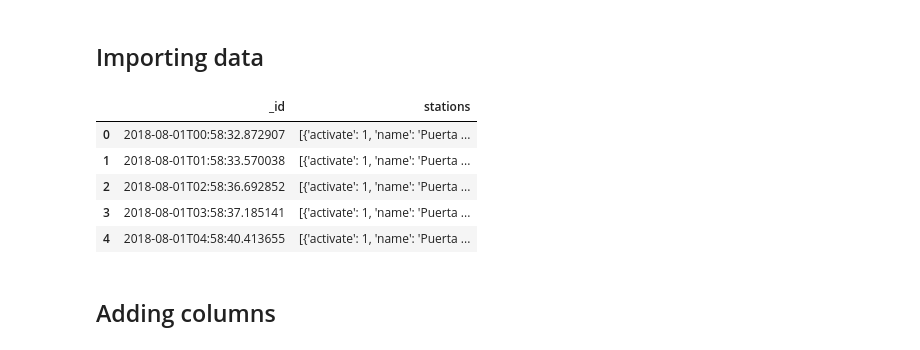
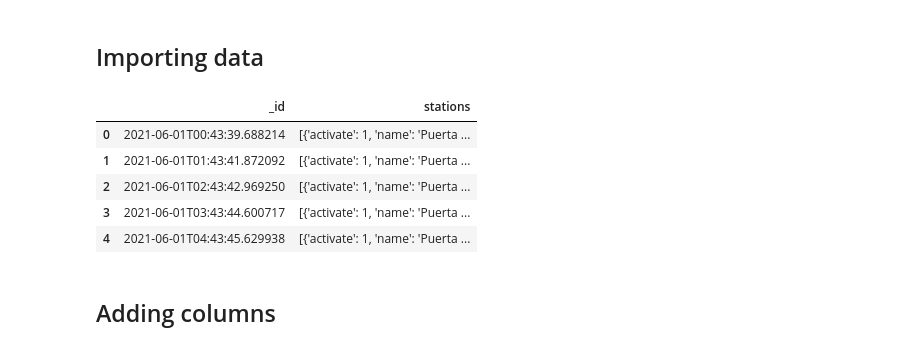
Before and after one commit to juanmcastroa/bicimad_lewagon, a Jupyter notebook: notebooks/Preprocessing.ipynb, the cells around one changed output. Drawn from its saved outputs; the diff is of its cells as text; code cells hidden in the pictures.

```diff
--- a/notebooks/Preprocessing.ipynb
+++ b/notebooks/Preprocessing.ipynb
@@ -16,16 +16,16 @@ from keras.callbacks import EarlyStopping
 # %% [markdown]
 ## Importing data
 # %%
-df = pd.read_json("../raw_data/201808.json", encoding_errors="ignore", lines=True)
+df = pd.read_json("../raw_data/202106.json", encoding_errors="ignore", lines=True)
 weather = pd.read_csv("../raw_data/weather/weather_cleaned.csv")
 df.head()
 # %% [output]
 |  | _id | stations |
-| 0 | 2018-08-01T00:58:32.872907 | [{'activate': 1, 'name': 'Puerta ... |
-| 1 | 2018-08-01T01:58:33.570038 | [{'activate': 1, 'name': 'Puerta ... |
-| 2 | 2018-08-01T02:58:36.692852 | [{'activate': 1, 'name': 'Puerta ... |
-| 3 | 2018-08-01T03:58:37.185141 | [{'activate': 1, 'name': 'Puerta ... |
-| 4 | 2018-08-01T04:58:40.413655 | [{'activate': 1, 'name': 'Puerta ... |
+| 0 | 2021-06-01T00:43:39.688214 | [{'activate': 1, 'name': 'Puerta ... |
+| 1 | 2021-06-01T01:43:41.872092 | [{'activate': 1, 'name': 'Puerta ... |
+| 2 | 2021-06-01T02:43:42.969250 | [{'activate': 1, 'name': 'Puerta ... |
+| 3 | 2021-06-01T03:43:44.600717 | [{'activate': 1, 'name': 'Puerta ... |
+| 4 | 2021-06-01T04:43:45.629938 | [{'activate': 1, 'name': 'Puerta ... |
 # %% [markdown]
 ## Adding columns
 # %%
```
Also changed, not shown: parts of 13 cells of this notebook, 4 other files.
